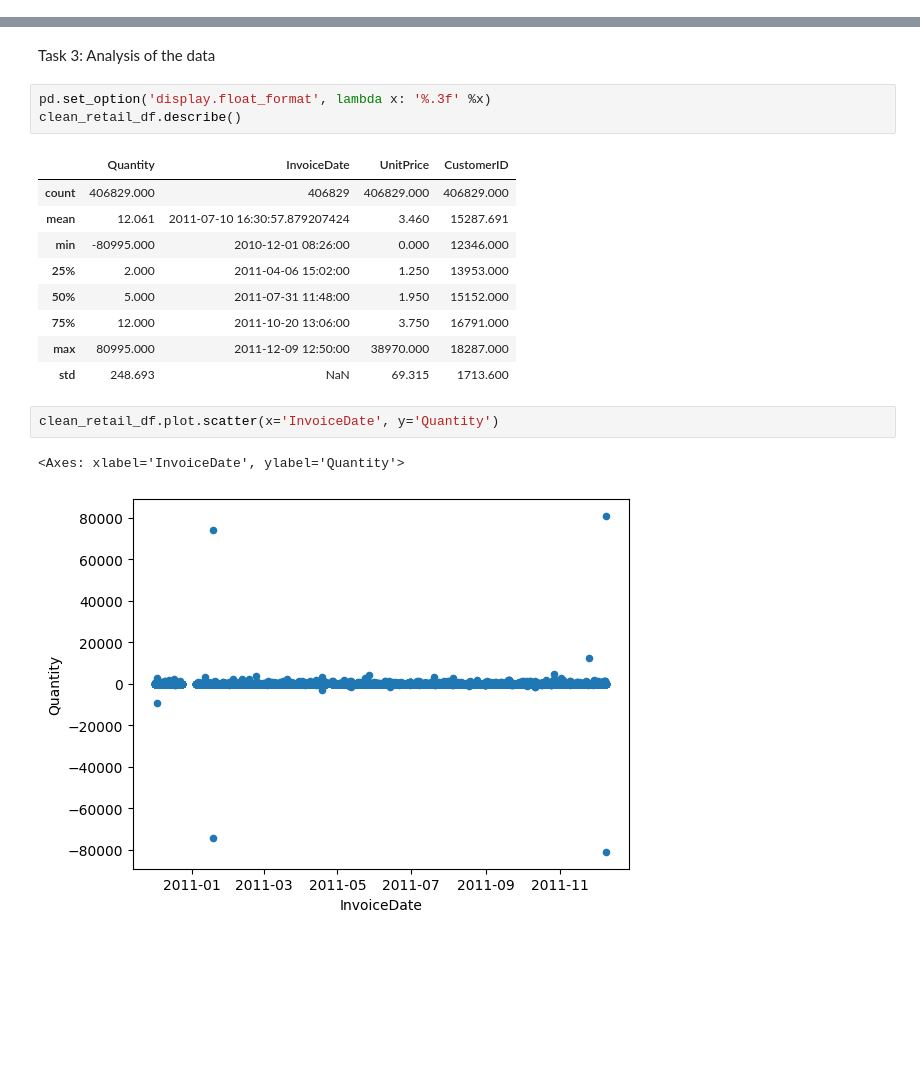
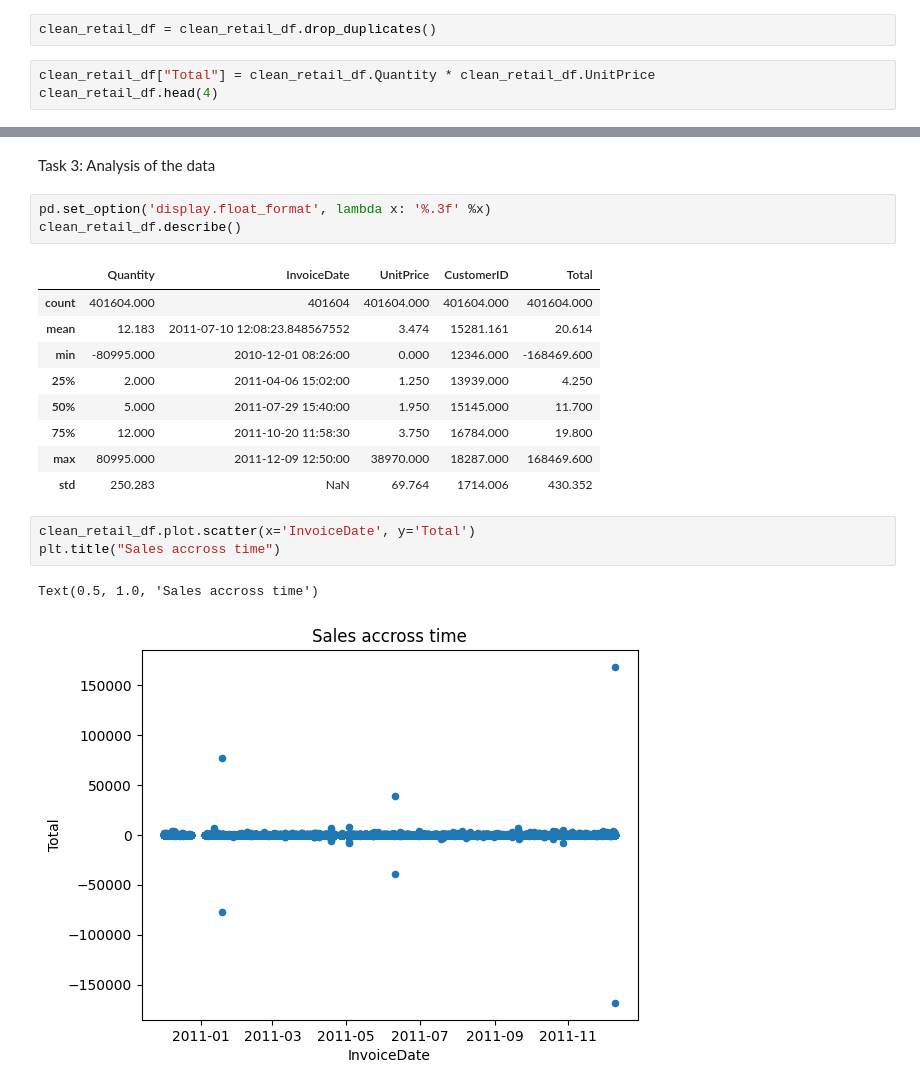
Before and after one commit to miguelestradam3/jupyter_retail_analysis, a Jupyter notebook: online_retail.ipynb, the cells around one changed output, grey strips where cells are left out. Saved outputs shown, nothing was run; the diff lists cells and outputs as text; blank space fills up the shorter version.

```diff
--- a/online_retail.ipynb
+++ b/online_retail.ipynb
@@ -91,0 +80,5 @@ dtype: int64
+# %%
+clean_retail_df = clean_retail_df.drop_duplicates()
+# %%
+clean_retail_df["Total"] = clean_retail_df.Quantity * clean_retail_df.UnitPrice
+clean_retail_df.head(4)
@@ -95,17 +94,18 @@ Task 3: Analysis of the data
 pd.set_option('display.float_format', lambda x: '%.3f' %x)
 clean_retail_df.describe()
 # %% [output]
-|  | Quantity | InvoiceDate | UnitPrice | CustomerID |
-| count | 406829.000 | 406829 | 406829.000 | 406829.000 |
-| mean | 12.061 | 2011-07-10 16:30:57.879207424 | 3.460 | 15287.691 |
-| min | -80995.000 | 2010-12-01 08:26:00 | 0.000 | 12346.000 |
-| 25% | 2.000 | 2011-04-06 15:02:00 | 1.250 | 13953.000 |
-| 50% | 5.000 | 2011-07-31 11:48:00 | 1.950 | 15152.000 |
-| 75% | 12.000 | 2011-10-20 13:06:00 | 3.750 | 16791.000 |
-| max | 80995.000 | 2011-12-09 12:50:00 | 38970.000 | 18287.000 |
-| std | 248.693 | NaN | 69.315 | 1713.600 |
+|  | Quantity | InvoiceDate | UnitPrice | CustomerID | Total |
+| count | 401604.000 | 401604 | 401604.000 | 401604.000 | 401604.000 |
+| mean | 12.183 | 2011-07-10 12:08:23.848567552 | 3.474 | 15281.161 | 20.614 |
+| min | -80995.000 | 2010-12-01 08:26:00 | 0.000 | 12346.000 | -168469.600 |
+| 25% | 2.000 | 2011-04-06 15:02:00 | 1.250 | 13939.000 | 4.250 |
+| 50% | 5.000 | 2011-07-29 15:40:00 | 1.950 | 15145.000 | 11.700 |
+| 75% | 12.000 | 2011-10-20 11:58:30 | 3.750 | 16784.000 | 19.800 |
+| max | 80995.000 | 2011-12-09 12:50:00 | 38970.000 | 18287.000 | 168469.600 |
+| std | 250.283 | NaN | 69.764 | 1714.006 | 430.352 |
 # %%
-clean_retail_df.plot.scatter(x='InvoiceDate', y='Quantity')
+clean_retail_df.plot.scatter(x='InvoiceDate', y='Total')
+plt.title("Sales accross time")
 # %% [output]
-<Axes: xlabel='InvoiceDate', ylabel='Quantity'>
+Text(0.5, 1.0, 'Sales accross time')
-[figure, old version]
+[figure, new version]
```
Also changed, not shown: parts of 10 cells of this notebook.
